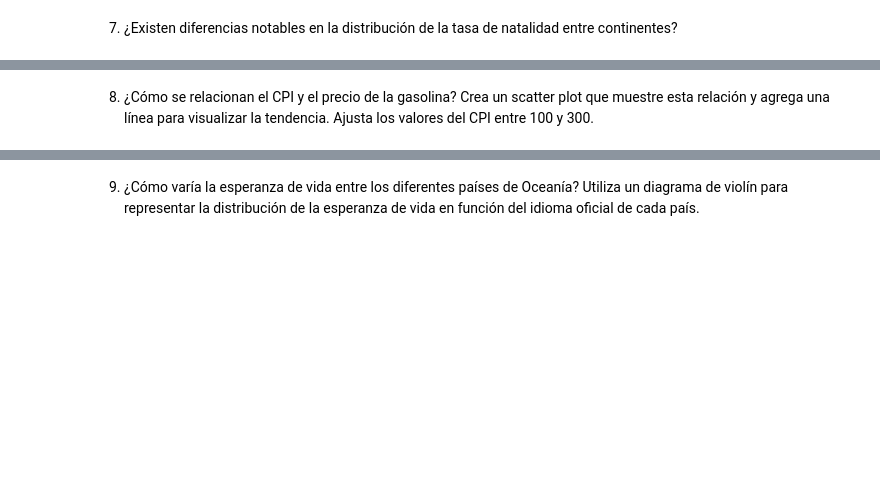
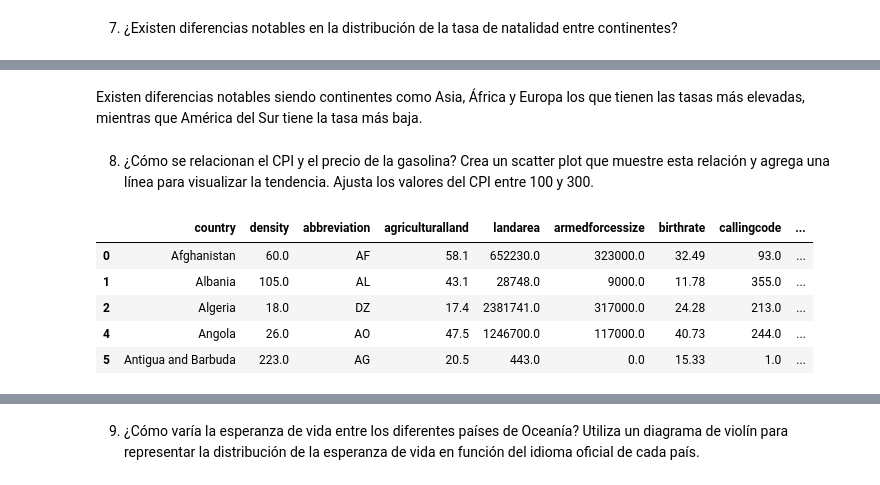
Before and after one commit to Adalab/Promo-F-da-modulo3-sprint2-pairprogramming_Reyes_Marga, a Jupyter notebook: 7_pair_visualizacion.ipynb, the cells around one changed output, grey strips where cells are left out. Drawn from its saved outputs; the diff is of its cells as text; code cells hidden in the pictures; blank space fills up the shorter version.

```diff
--- a/7_pair_visualizacion.ipynb
+++ b/7_pair_visualizacion.ipynb
@@ -179,2 +227,4 @@ df_pair.columns
+# %% [markdown]
+Existen diferencias notables siendo continentes como Asia, África y Europa los que tienen las tasas más elevadas, mientras que América del Sur tiene la tasa más baja.
 # %% [markdown]
 8. ¿Cómo se relacionan el CPI y el precio de la gasolina? Crea un scatter plot que muestre esta relación y agrega una línea para visualizar la tendencia. Ajusta los valores del CPI entre 100 y 300.
@@ -180,0 +233,9 @@ df_pair.columns
+# %%
+df_scatter.head()
+# %% [output]
+|  | country | density | abbreviation | agriculturalland | landarea | armedforcessize | birthrate | callingcode | ... |
+| 0 | Afghanistan | 60.0 | AF | 58.1 | 652230.0 | 323000.0 | 32.49 | 93.0 | ... |
+| 1 | Albania | 105.0 | AL | 43.1 | 28748.0 | 9000.0 | 11.78 | 355.0 | ... |
+| 2 | Algeria | 18.0 | DZ | 17.4 | 2381741.0 | 317000.0 | 24.28 | 213.0 | ... |
+| 4 | Angola | 26.0 | AO | 47.5 | 1246700.0 | 117000.0 | 40.73 | 244.0 | ... |
+| 5 | Antigua and Barbuda | 223.0 | AG | 20.5 | 443.0 | 0.0 | 15.33 | 1.0 | ... |
```
Also changed, not shown: parts of 17 cells of this notebook.
